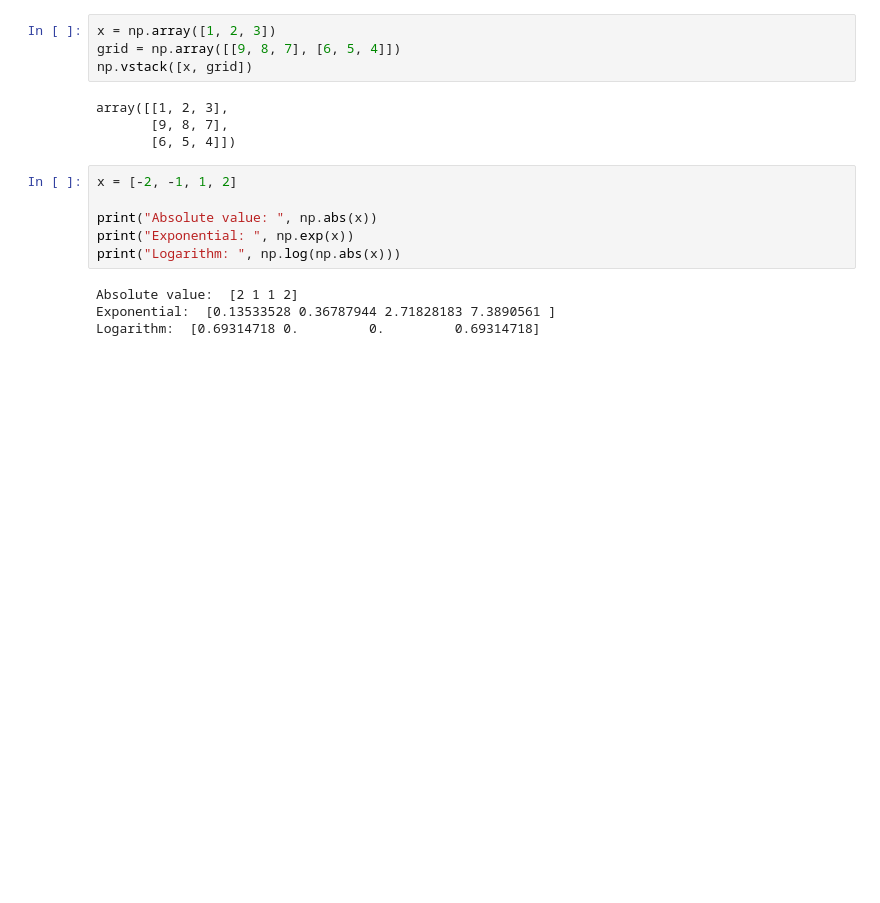
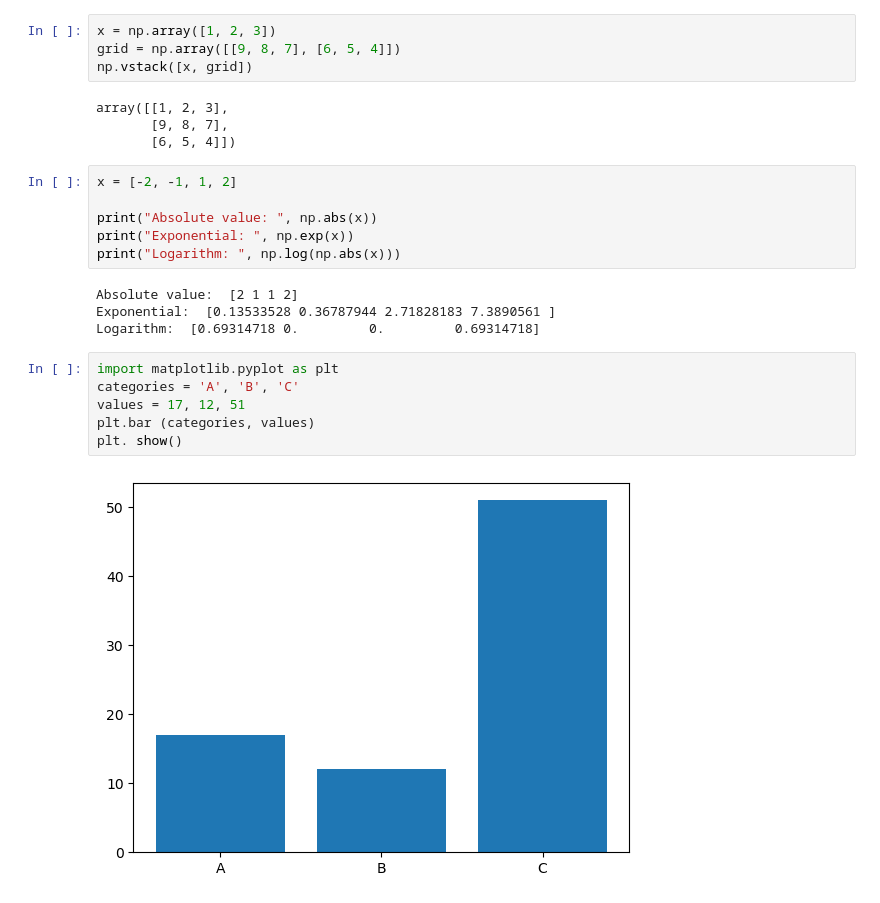
Before and after one commit to ounisdjam/cour_numpy_oppenclassroom, a Jupyter notebook: courdata.ipynb, the cells around one changed output. Cells and saved outputs as stored; diff of their text form; blank space fills up the shorter version.

Commit message:
numpy et matplotlib

```diff
--- a/courdata.ipynb
+++ b/courdata.ipynb
@@ -92,3 +94,11 @@ print("Logarithm: ", np.log(np.abs(x)))
 Absolute value:  [2 1 1 2]
 Exponential:  [0.13533528 0.36787944 2.71828183 7.3890561 ]
 Logarithm:  [0.69314718 0.         0.         0.69314718]
+# %%
+import matplotlib.pyplot as plt
+categories = 'A', 'B', 'C'
+values = 17, 12, 51
+plt.bar (categories, values)
+plt. show()
+# %% [output]
+[figure, added]
```
Also changed, not shown: parts of 4 cells of this notebook.
